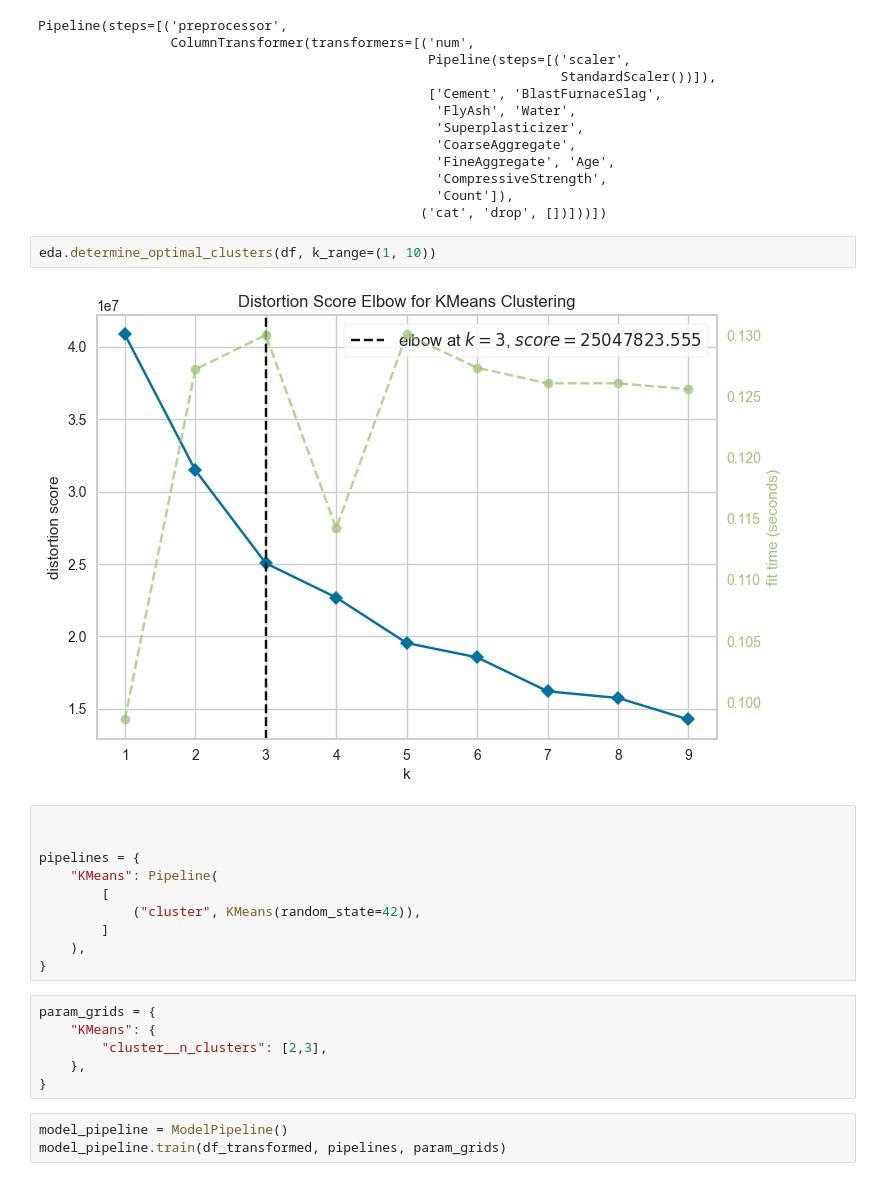
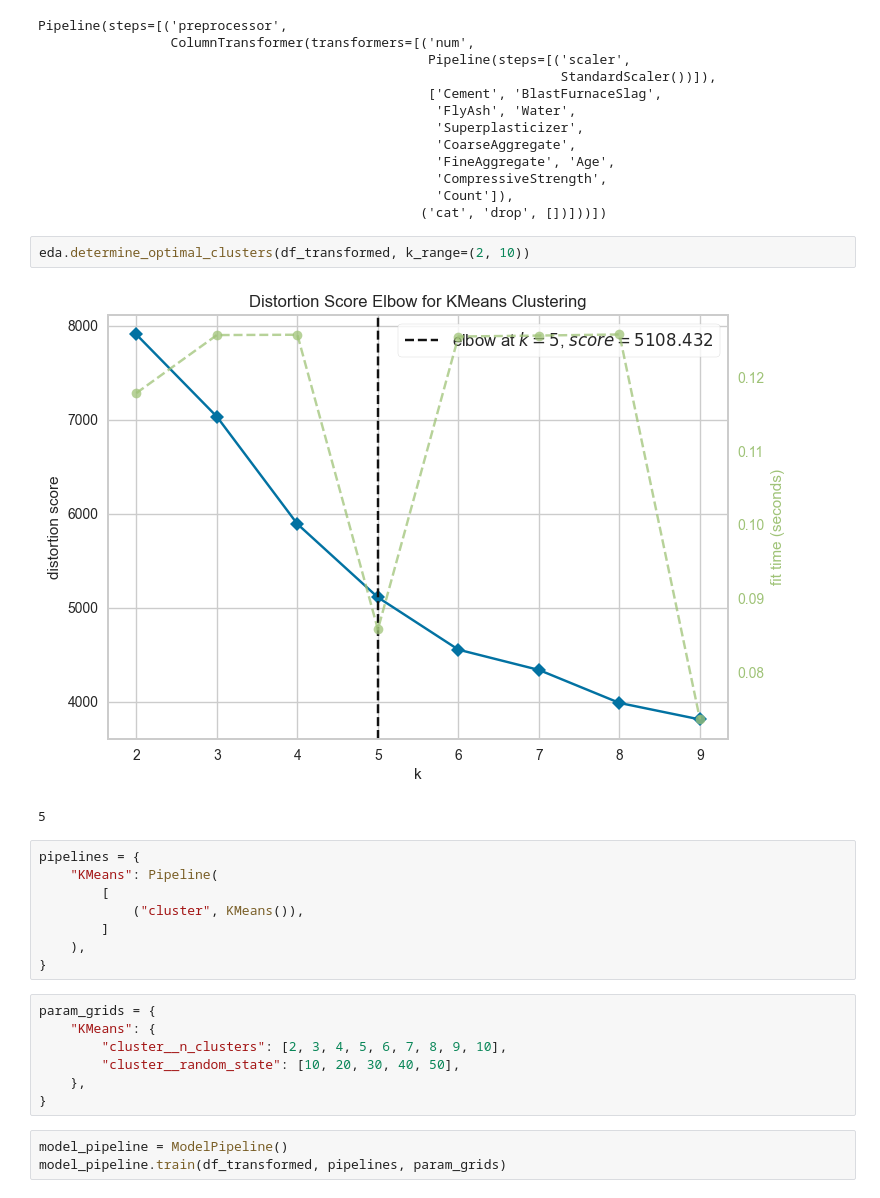
Before and after one commit to DeadNord/cluster_concrete, a Jupyter notebook: main.ipynb, the cells around one changed output. Cells and saved outputs as stored; diff of their text form.

Commit message:
fix params info & optimal cluster types

```diff
--- a/main.ipynb
+++ b/main.ipynb
@@ -158,25 +158,25 @@ Pipeline(steps=[('preprocessor',
                                                    'Count']),
                                                  ('cat', 'drop', [])]))])
 # %%
-eda.determine_optimal_clusters(df, k_range=(1, 10))
+eda.determine_optimal_clusters(df_transformed, k_range=(2, 10))
 # %% [output]
-[figure, old version]
+[figure, new version]
+5
 # %%
-
-
 pipelines = {
     "KMeans": Pipeline(
         [
-            ("cluster", KMeans(random_state=42)),
+            ("cluster", KMeans()),
         ]
     ),
 }
-# %%
-param_grids = {
-    "KMeans": {
-        "cluster__n_clusters": [2,3],
-    },
-}
+# %%
+param_grids = {
+    "KMeans": {
+        "cluster__n_clusters": [2, 3, 4, 5, 6, 7, 8, 9, 10],
+        "cluster__random_state": [10, 20, 30, 40, 50],
+    },
+}
 # %%
 model_pipeline = ModelPipeline()
 model_pipeline.train(df_transformed, pipelines, param_grids)
```
Also changed, not shown: parts of 2 cells of this notebook, 2 other files.
